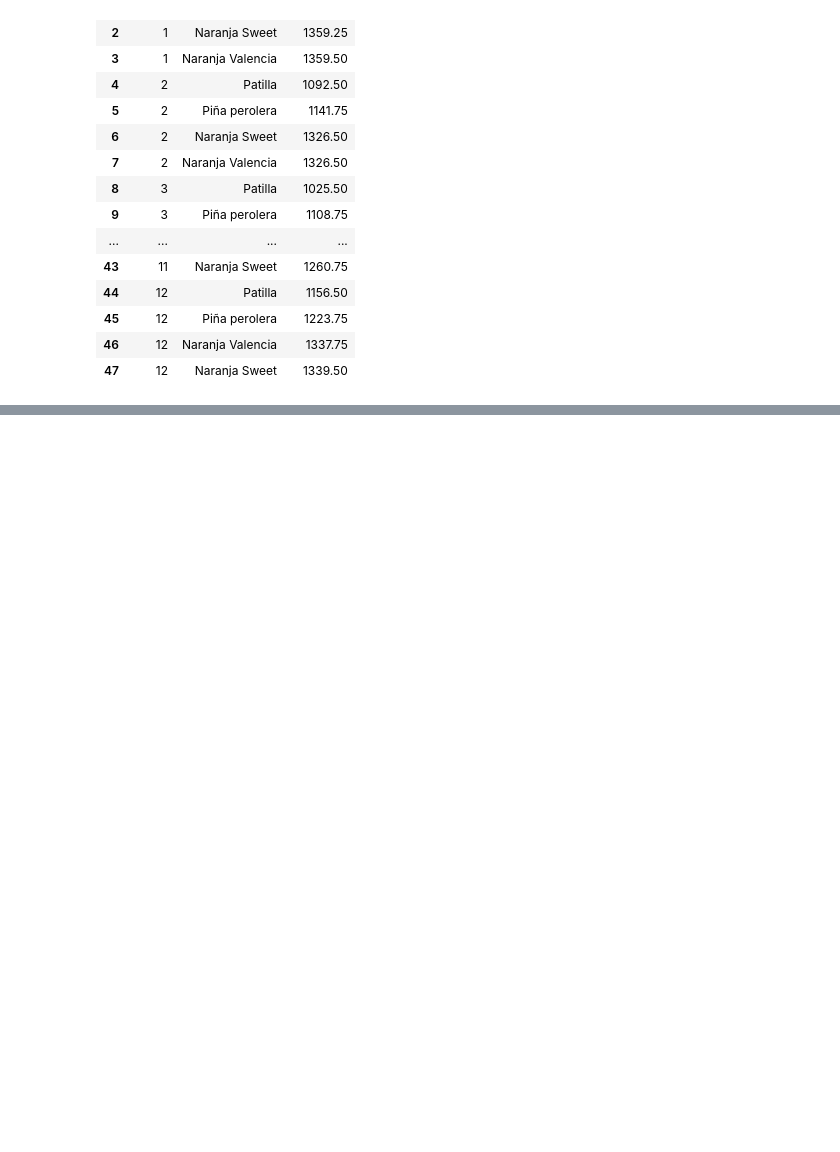
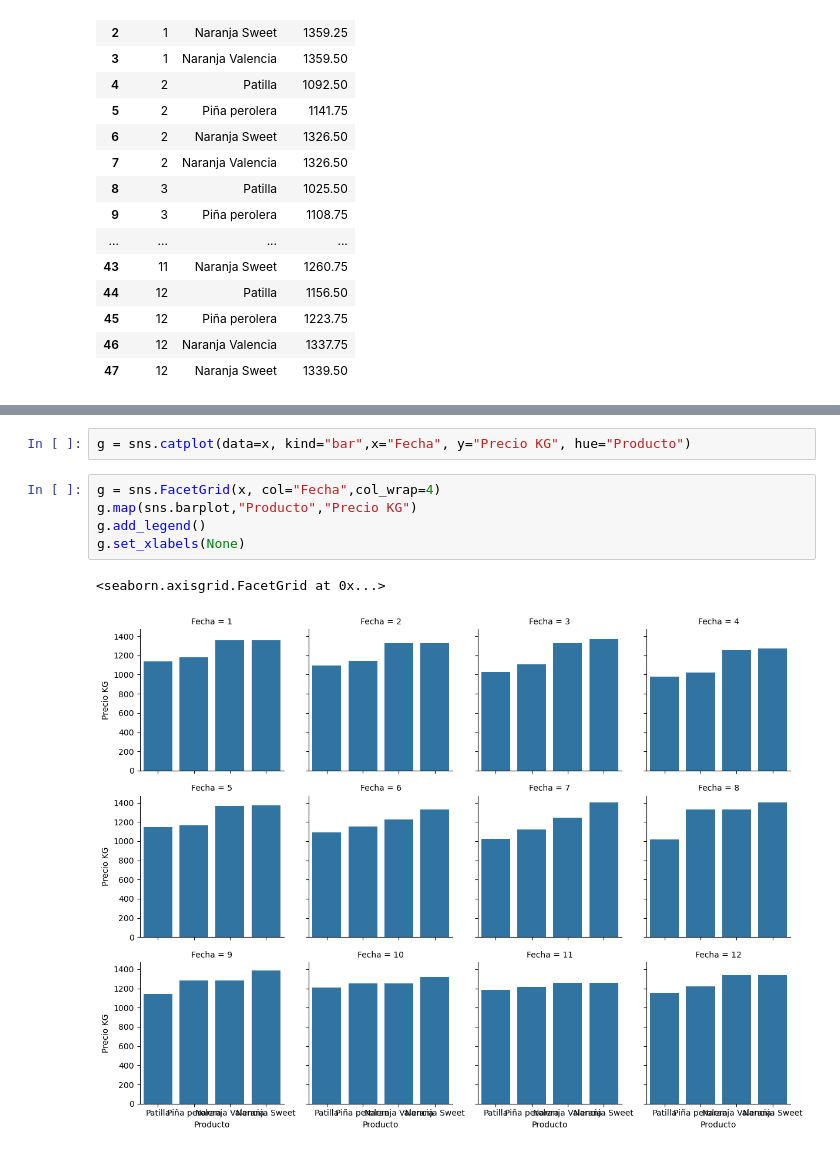
Before and after one commit to RioDeMilo/RETAIL-PRICES-COLOMBIA, a Jupyter notebook: IPC1823.ipynb, the cells around one changed output, grey strips where cells are left out. Drawn from its saved outputs; the diff is of its cells as text; blank space fills up the shorter version.

```diff
--- a/IPC1823.ipynb
+++ b/IPC1823.ipynb
@@ -951,0 +989,10 @@ x # Here we see that the fucntion works properly and it is a dataframe that can
+# %%
+g = sns.catplot(data=x, kind="bar",x="Fecha", y="Precio KG", hue="Producto")
+# %%
+g = sns.FacetGrid(x, col="Fecha",col_wrap=4)
+g.map(sns.barplot,"Producto","Precio KG")
+g.add_legend()
+g.set_xlabels(None)
+# %% [output]
+<seaborn.axisgrid.FacetGrid at 0x...>
+[figure, added]
```
Also changed, not shown: parts of 7 cells of this notebook.
